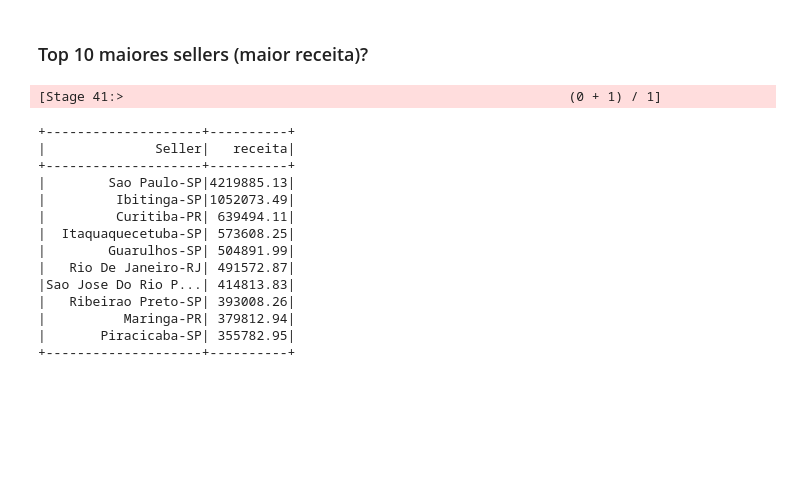
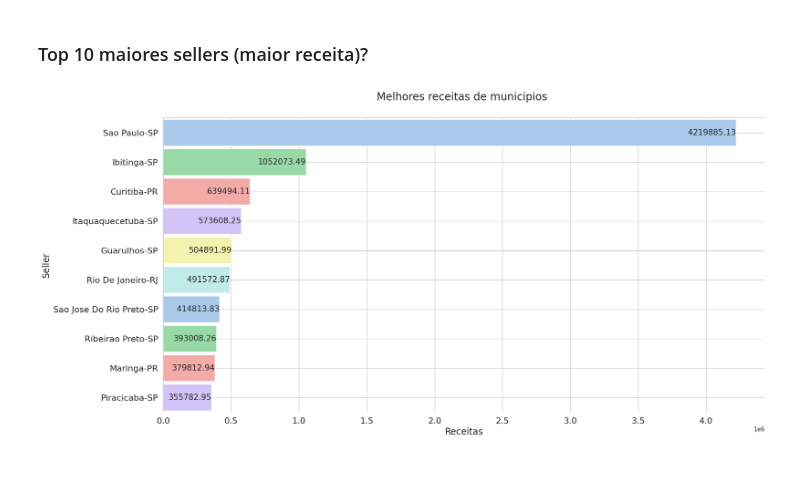
Before and after one commit to kaladabrio2020/Compass.Uol.DataScience, a Jupyter notebook: Sprint 01/ProjetoSprint01/ProjetoSprint01.ipynb, the cells around one changed output. Drawn from its saved outputs; the diff is of its cells as text; code cells hidden in the pictures; blank space fills up the shorter version.

```diff
--- a/Sprint 01/ProjetoSprint01/ProjetoSprint01.ipynb
+++ b/Sprint 01/ProjetoSprint01/ProjetoSprint01.ipynb
@@ -197,7 +201,7 @@ plt.show()
 ### Top 10 maiores sellers (maior receita)?
 # %%
 query = '''
-SELECT (INITCAP(se.seller_city)|| '-' || se.seller_state) as Seller ,
+SELECT (INITCAP(se.seller_city)|| '-' || se.seller_state) as seller ,
         ROUND(sum(payment_value),2) as receita FROM sellers AS se
     INNER JOIN order_items AS o_i ON
         o_i.seller_id = se.seller_id
@@ -205,25 +209,39 @@ SELECT (INITCAP(se.seller_city)|| '-' || se.seller_state) as Seller ,
         py.order_id  = o_i.order_id
     INNER JOIN orders AS o_r ON
         o_r.order_id = py.order_id
-
     WHERE order_status != 'canceled'
     GROUP BY seller
     ORDER BY receita desc limit 10;
 '''
-spark.sql(query).show()
+data = spark.sql(query).toPandas()
-# %% [output]
-[Stage 41:>                                                         (0 + 1) / 1]
-+--------------------+----------+
-|              Seller|   receita|
-+--------------------+----------+
-|        Sao Paulo-SP|4219885.13|
-|         Ibitinga-SP|1052073.49|
-|         Curitiba-PR| 639494.11|
-|  Itaquaquecetuba-SP| 573608.25|
-|        Guarulhos-SP| 504891.99|
-|   Rio De Janeiro-RJ| 491572.87|
-|Sao Jose Do Rio P...| 414813.83|
-|   Ribeirao Preto-SP| 393008.26|
-|          Maringa-PR| 379812.94|
-|       Piracicaba-SP| 355782.95|
-+--------------------+----------+
+# %%
+sea.set_theme(style="whitegrid")                # Definindo estilo
+fig, ax = plt.subplots(ncols=1,nrows=1,figsize=(18,10))
+fig.subplots_adjust(hspace=0.25,right=1)        # Aumenta o espaço entre os graficos
+
+# Grafico 1 = Melhores receitas
+# Criando o grafico 1 com as melhores receitas
+barMelhores = sea.barplot( data = data.iloc[0:10,:],
+    y='seller', x='receita', hue='seller', width=0.9,
+    palette=sea.color_palette('pastel6',n_colors=10), ax = ax, legend=False
+)
+
+#Modificando o Grafico 1
+ax.set_title('Melhores receitas de municipios ',y=1.05,fontsize=20)
+ax.set_ylabel('Seller',x=10,fontsize=17)
+ax.set_xlabel('Receitas',fontsize=17)
+ax.spines[['right','top','bottom']].set_visible(False)
+ax.tick_params('y', labelsize=16)
+ax.tick_params('x', labelsize=16)
+ax.set_axisbelow(True)
+ax.grid(True)
+
+# Colocando o valor das receitas nas barras
+for p in barMelhores.patches:
+    if p.get_width() != 0:
+        barMelhores.annotate(("%.2f" % p.get_width()),  xy = (p.get_width(), p.get_y()+p.get_height()/2),
+        xytext = (0, 0.1), textcoords= 'offset points', ha = 'right', va = "center" ,size=15)
+# %% [output]
+[figure, added]
+# %% [markdown]
+###
```
Also changed, not shown: parts of 6 cells of this notebook, 2 other files.
